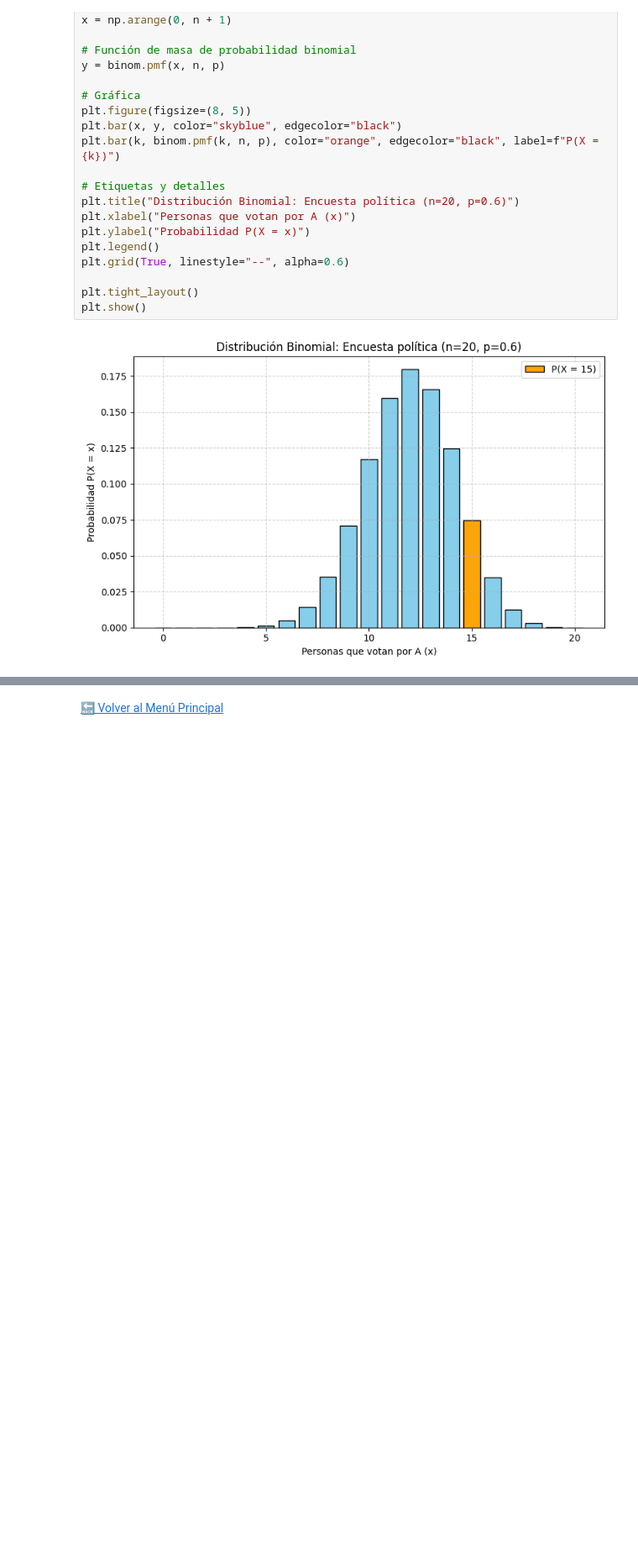
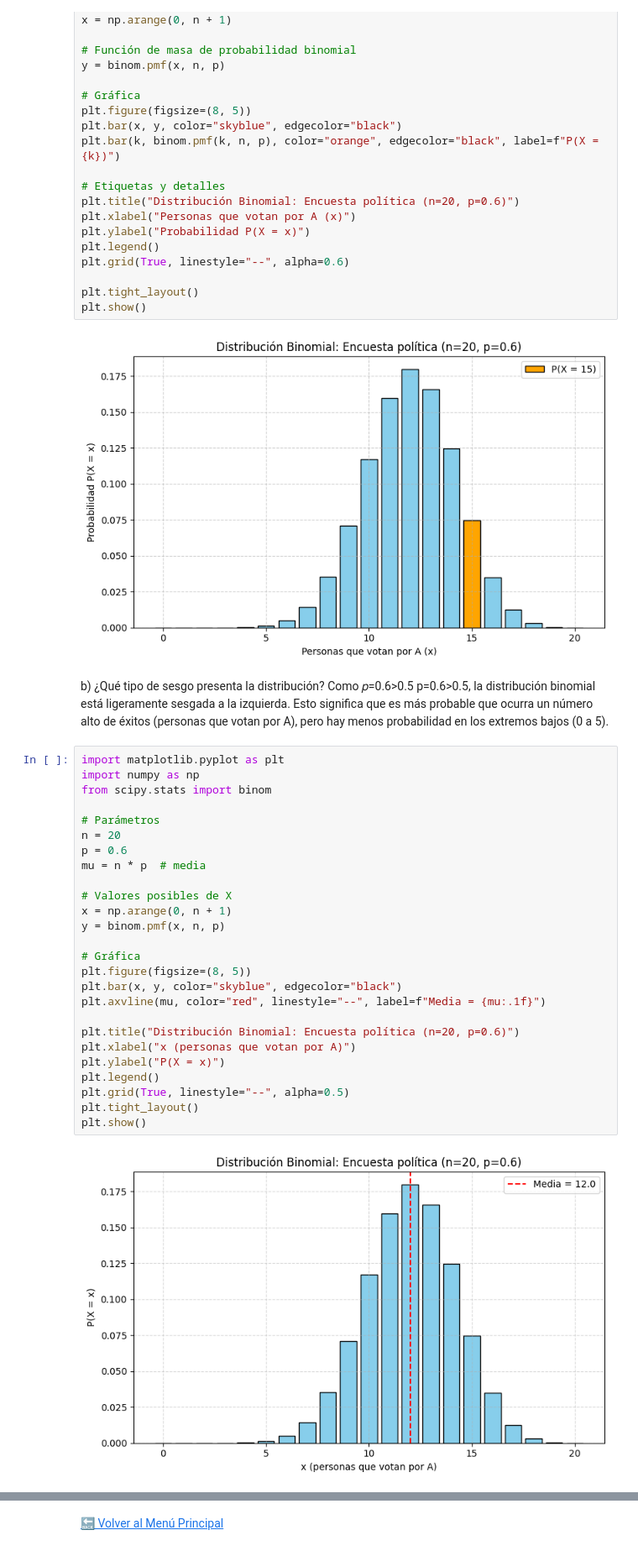
Before and after one commit to andyarzate28/Binomial-team, a Jupyter notebook: andrea.ipynb, the cells around one changed output, grey strips where cells are left out. Shown at 84% size. Saved outputs shown, nothing was run; the diff lists cells and outputs as text; blank space fills up the shorter version.

```diff
--- a/andrea.ipynb
+++ b/andrea.ipynb
@@ -115,3 +254,36 @@ plt.tight_layout()
 plt.show()
 # %% [output]
 [figure]
+# %% [markdown]
+b) ¿Qué tipo de sesgo presenta la distribución?
+Como
+𝑝=0.6>0.5
+p=0.6>0.5, la distribución binomial está ligeramente sesgada a la izquierda. Esto significa que es más probable que ocurra un número alto de éxitos (personas que votan por A), pero hay menos probabilidad en los extremos bajos (0 a 5).
+# %%
+import matplotlib.pyplot as plt
+import numpy as np
+from scipy.stats import binom
+
+# Parámetros
+n = 20
+p = 0.6
+mu = n * p  # media
+
+# Valores posibles de X
+x = np.arange(0, n + 1)
+y = binom.pmf(x, n, p)
+
+# Gráfica
+plt.figure(figsize=(8, 5))
+plt.bar(x, y, color="skyblue", edgecolor="black")
+plt.axvline(mu, color="red", linestyle="--", label=f"Media = {mu:.1f}")
+
+plt.title("Distribución Binomial: Encuesta política (n=20, p=0.6)")
+plt.xlabel("x (personas que votan por A)")
+plt.ylabel("P(X = x)")
+plt.legend()
+plt.grid(True, linestyle="--", alpha=0.5)
+plt.tight_layout()
+plt.show()
+# %% [output]
+[figure, added]
```
Also changed, not shown: parts of 17 cells of this notebook.
